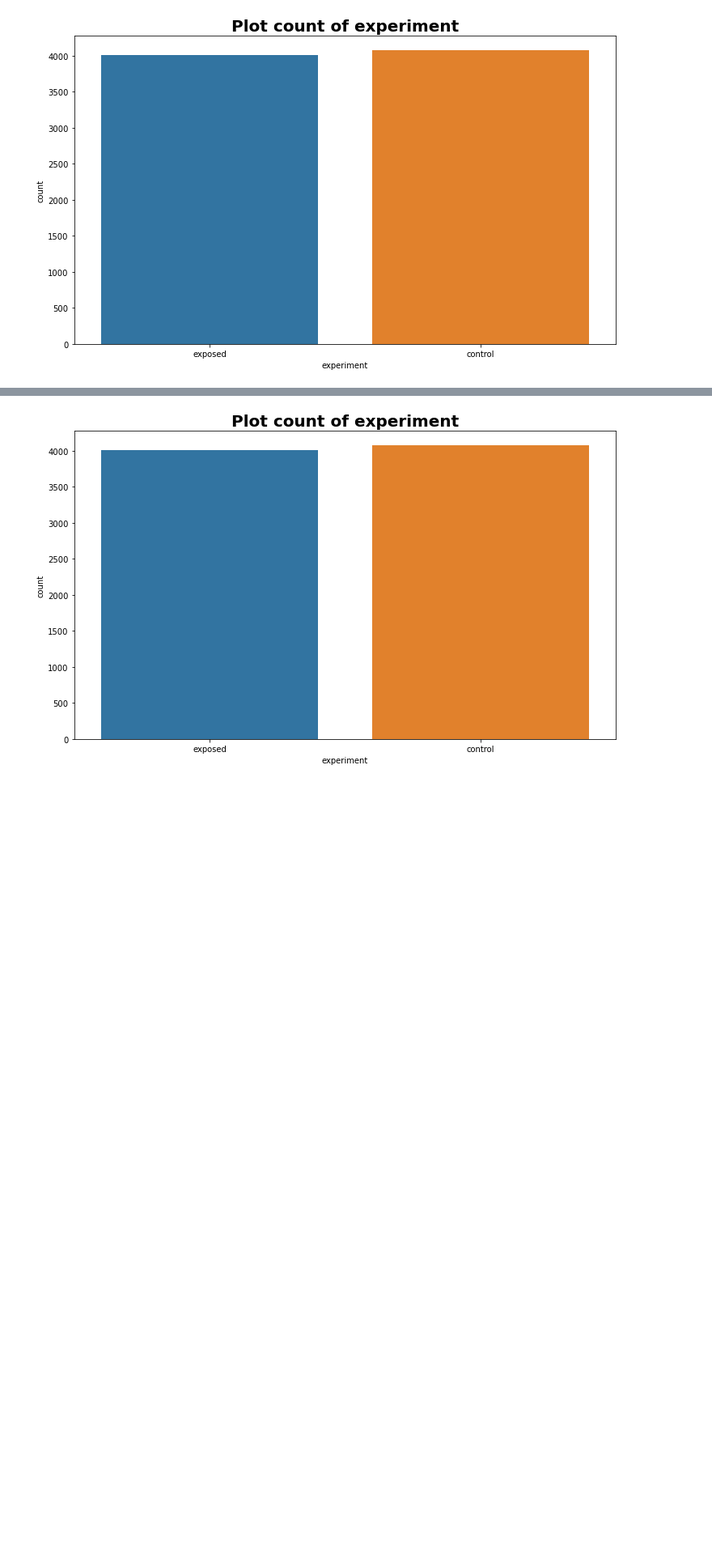
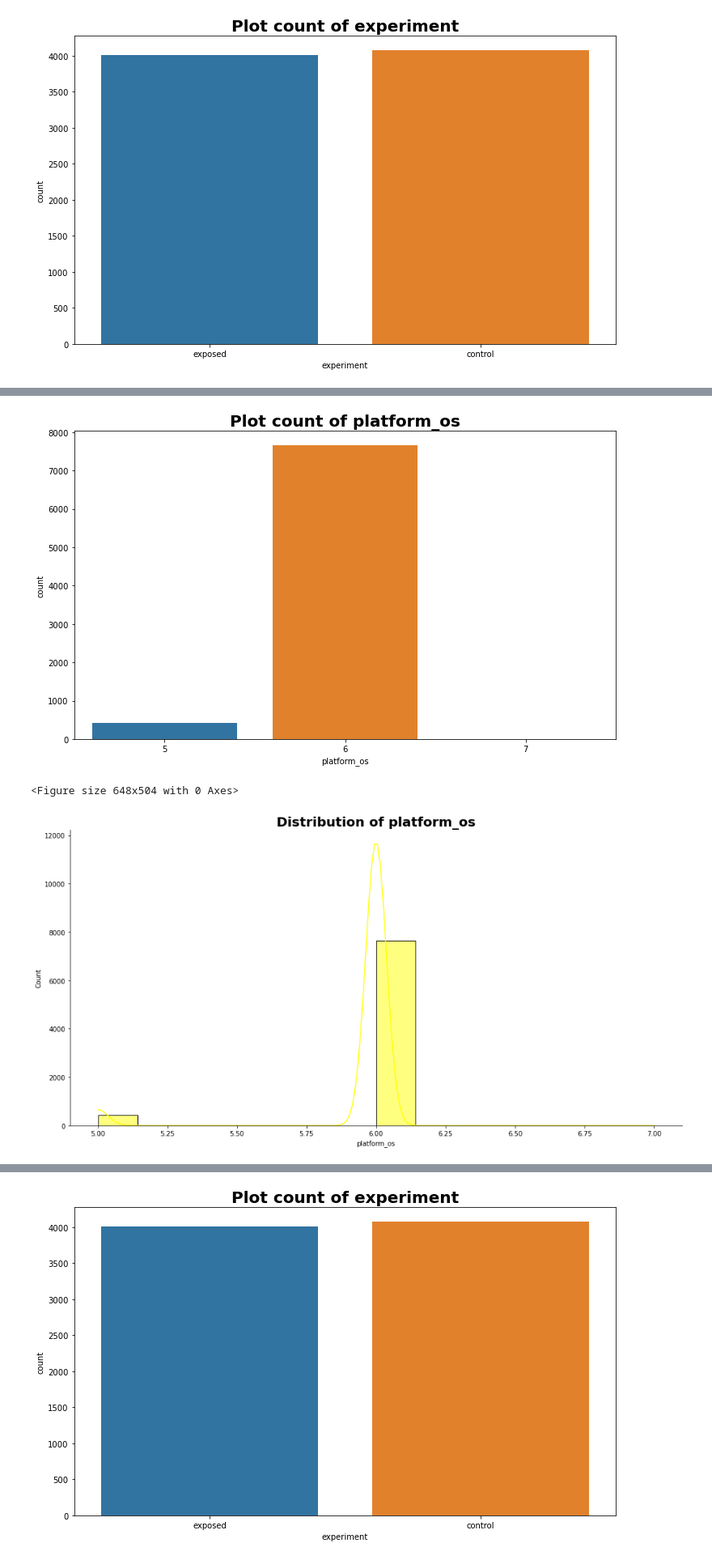
Before and after one commit to Bina-man/Smart-Advertisement, a Jupyter notebook: notebooks/classicABtest.ipynb, the cells around one changed output, grey strips where cells are left out. Shown at 81% size. Cells and saved outputs as stored; diff of their text form; code cells hidden in the pictures; blank space fills up the shorter version.

```diff
--- a/notebooks/classicABtest.ipynb
+++ b/notebooks/classicABtest.ipynb
@@ -101,0 +95,6 @@ df_browser
+# %%
+BarAndHist(dataframe,'platform_os','yellow')
+# %% [output]
+[figure, added]
+<Figure size 648x504 with 0 Axes>
+[figure, added]
```
Also changed, not shown: parts of 30 cells of this notebook.
